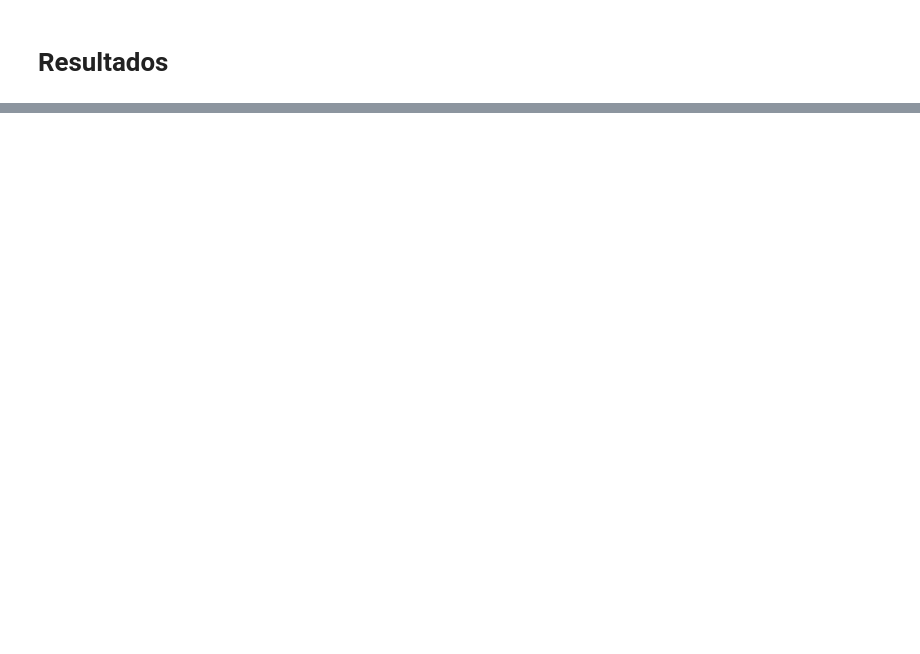
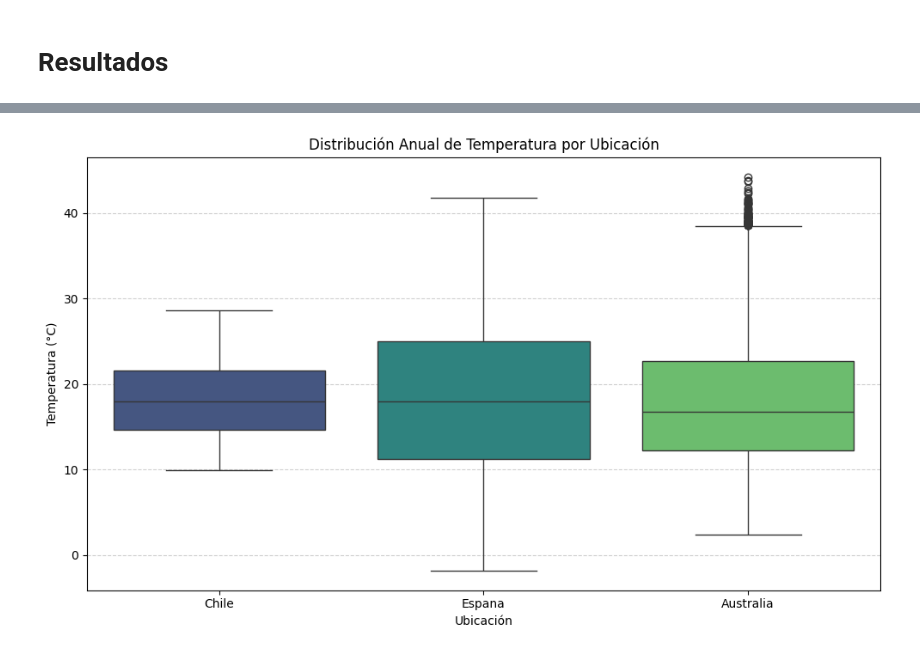
Before and after one commit to nicoleits/NicoleTorres, a Jupyter notebook: PRUEBA1/01_Analisis_Recurso_Solar.ipynb, the cells around one changed output, grey strips where cells are left out. Drawn from its saved outputs; the diff is of its cells as text; code cells hidden in the pictures; blank space fills up the shorter version.

```diff
--- a/PRUEBA1/01_Analisis_Recurso_Solar.ipynb
+++ b/PRUEBA1/01_Analisis_Recurso_Solar.ipynb
@@ -673,0 +845,89 @@ Passing `palette` without assigning `hue` is deprecated and will be removed in v
+# %%
+# ---------------- GRÁFICOS COMPARATIVOS DE TEMPERATURA Y VIENTO ----------------
+if 'dataframes_por_ubicacion' in locals(): # Verificar si la variable existe
+    # 3. Boxplots Comparativos (Temperatura y Viento)
+
+    # Combinar DataFrames originales añadiendo columna 'Pais'
+    lista_dfs_completos = []
+    for pais, df_pl in dataframes_por_ubicacion.items():
+        if df_pl is not None and isinstance(df_pl, pl.DataFrame) and not df_pl.is_empty():
+                # Añadir columna 'Pais'
+            df_con_pais = df_pl.with_columns(pl.lit(pais).alias("Pais"))
+            # Seleccionar solo las columnas necesarias para los boxplots
+            columnas_boxplot = ['Pais']
+            if 'Temperature' in df_con_pais.columns:
+                columnas_boxplot.append('Temperature')
+            if 'Wind Speed' in df_con_pais.columns:
+                columnas_boxplot.append('Wind Speed')
+
+            if len(columnas_boxplot) > 1: # Asegurarse que hay datos para plotear
+                df_seleccionado = df_con_pais.select(columnas_boxplot)
+                lista_dfs_completos.append(df_seleccionado)
+            else:
+                print(f"  Advertencia: No se encontraron columnas 'Temperature' o 'Wind Speed' para {pais}, no se incluirá en boxplots.")
+
+        else:
+                print(f"  Advertencia: DataFrame vacío, None o tipo incorrecto para {pais}, no se incluirá en boxplots.")
+
+    if lista_dfs_completos:
+        df_completo_pl = pl.concat(lista_dfs_completos)
+        # Convertir a Pandas para Seaborn
+        df_completo_pd = df_completo_pl.to_pandas()
+
+        # Boxplot Temperatura
+        if 'Temperature' in df_completo_pd.columns:
+            plt.figure(figsize=(10, 6))
+            sns.boxplot(x='Pais', y='Temperature', data=df_completo_pd, palette='viridis')
+            plt.title('Distribución Anual de Temperatura por Ubicación')
+            plt.ylabel('Temperatura (°C)')
+            plt.xlabel('Ubicación')
+            plt.grid(True, axis='y', linestyle='--', alpha=0.6)
+            plt.tight_layout()
+            # Guardar y mostrar
+            try:
+                plt.savefig(os.path.join(resultados_dir_base, 'comparacion_boxplot_temperatura.png'))
+                print("  Boxplot de Temperatura guardado.")
+            except Exception as e:
+                print(f"  Error al guardar boxplot de temperatura: {e}")
+            plt.show()
+        else:
+                print("  Advertencia: Columna 'Temperature' no encontrada para Boxplot.")
+        plt.close() # Cerrar figura
+
+        # Boxplot Wind Speed
+        if 'Wind Speed' in df_completo_pd.columns:
+                plt.figure(figsize=(10, 6))
+                sns.boxplot(x='Pais', y='Wind Speed', data=df_completo_pd, palette='plasma')
+                plt.title('Distribución Anual de Velocidad del Viento por Ubicación')
+                plt.ylabel('Velocidad del Viento (m/s)')
+                plt.xlabel('Ubicación')
+                plt.grid(True, axis='y', linestyle='--', alpha=0.6)
+                plt.tight_layout()
+                # Guardar y mostrar
+                try:
+                    plt.savefig(os.path.join(resultados_dir_base, 'comparacion_boxplot_viento.png'))
+                    print("  Boxplot de Velocidad del Viento guardado.")
+                except Exception as e:
+                    print(f"  Error al guardar boxplot de viento: {e}")
+                plt.show()
+        else:
+                print("  Advertencia: Columna 'Wind Speed' no encontrada para Boxplot.")
+        plt.close() # Cerrar figura
+
+    else:
+        print("No hay DataFrames válidos para generar los boxplots comparativos.")
+
+    # 3. (Opcional) Guardar el DataFrame combinado si se necesita
+    # if 'df_stats_final' in locals() and isinstance(df_stats_final, pd.DataFrame):
+    #    try:
+    #        stats_file_path = os.path.join(resultados_txt_dir, 'estadisticas_descriptivas_combinadas.csv')
+    #        df_stats_final.to_csv(stats_file_path, index=False, float_format='%.2f')
+    #        print(f"\nDataFrame combinado de estadísticas guardado en: {stats_file_path}")
+    #    except Exception as e:
+    #        print(f"\nError al guardar DataFrame combinado: {e}")
+
+    print("\n--- Fin del Resumen Comparativo ---")
+    # --- FIN PARTE 3 ---
+else:
+    print("Variable 'dataframes_por_ubicacion' no definida. Ejecuta la celda anterior.")
+# %% [output]
@@ -673,0 +938 @@ Passing `palette` without assigning `hue` is deprecated and will be removed in v
+[figure, added]
```
Also changed, not shown: parts of 15 cells of this notebook.
